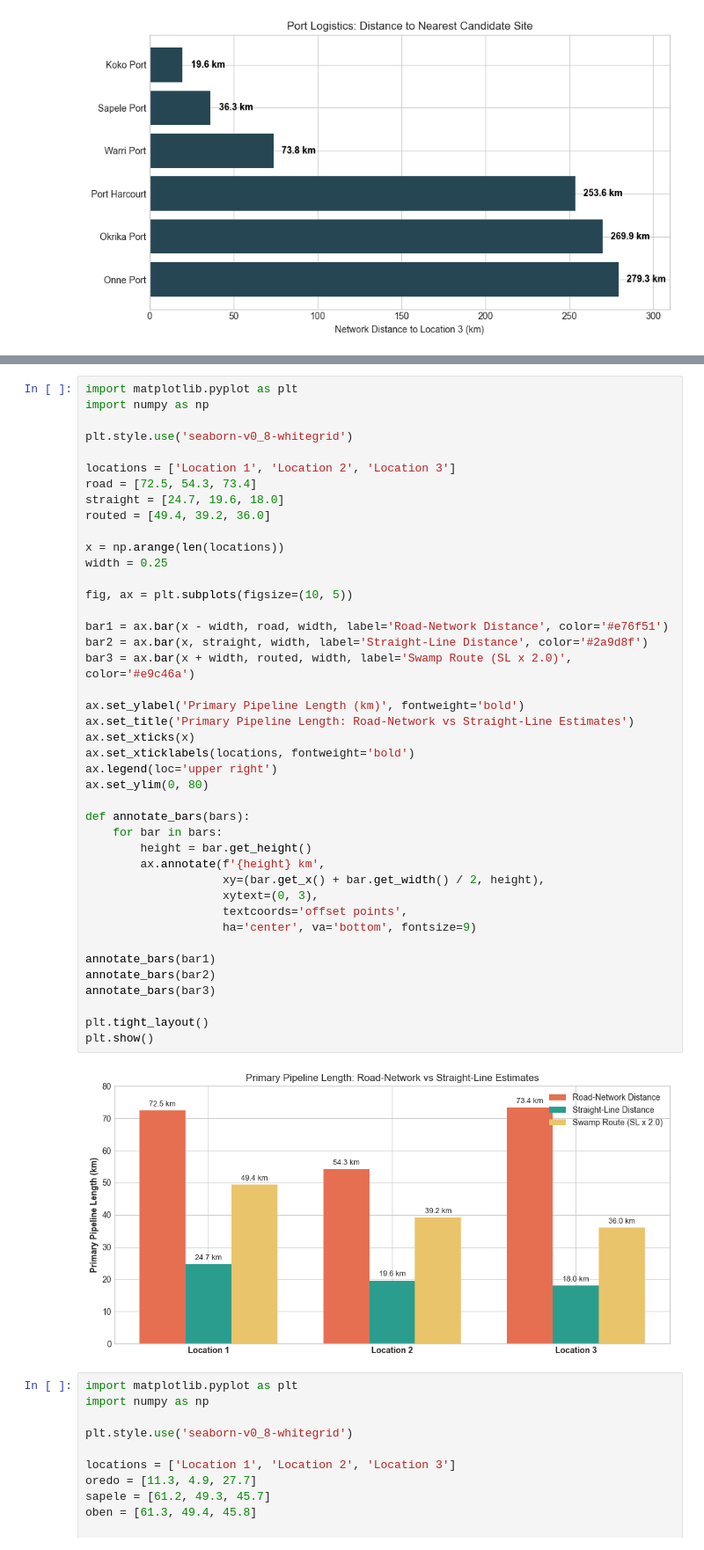
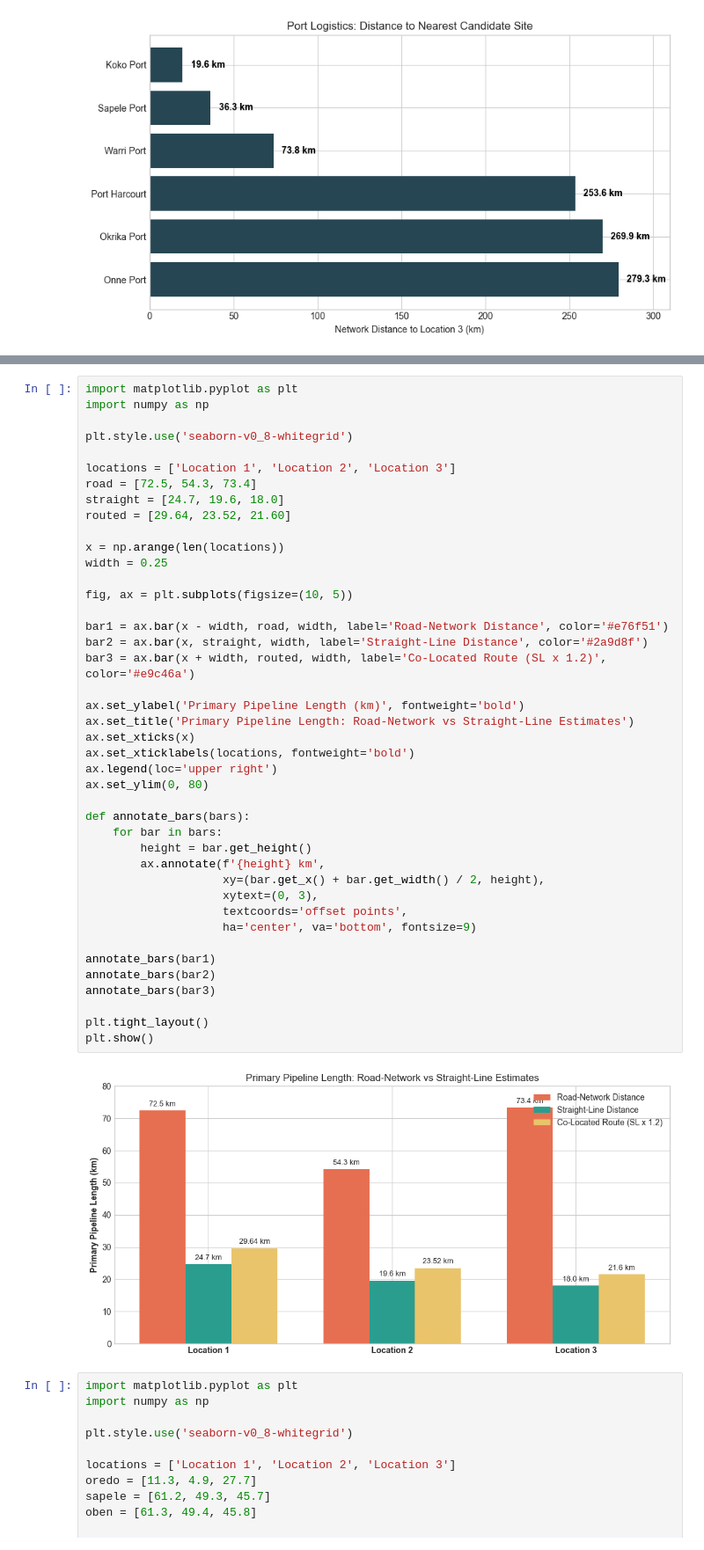
Before and after one commit to Husayn01/SPE-Africa-Energython-2026, a Jupyter notebook: notebooks/05_Supply_Chain_Logistics_and_Infrastructure.ipynb, the cells around one changed output, grey strips where cells are left out. Shown at 88% size. Saved outputs shown, nothing was run; the diff lists cells and outputs as text.

```diff
--- a/notebooks/05_Supply_Chain_Logistics_and_Infrastructure.ipynb
+++ b/notebooks/05_Supply_Chain_Logistics_and_Infrastructure.ipynb
@@ -149,41 +150,41 @@ plt.style.use('seaborn-v0_8-whitegrid')
 locations = ['Location 1', 'Location 2', 'Location 3']
 road = [72.5, 54.3, 73.4]
 straight = [24.7, 19.6, 18.0]
-routed = [49.4, 39.2, 36.0]
+routed = [29.64, 23.52, 21.60]
 
 x = np.arange(len(locations))
 width = 0.25
 
 fig, ax = plt.subplots(figsize=(10, 5))
 
 bar1 = ax.bar(x - width, road, width, label='Road-Network Distance', color='#e76f51')
 bar2 = ax.bar(x, straight, width, label='Straight-Line Distance', color='#2a9d8f')
-bar3 = ax.bar(x + width, routed, width, label='Swamp Route (SL x 2.0)', color='#e9c46a')
+bar3 = ax.bar(x + width, routed, width, label='Co-Located Route (SL x 1.2)', color='#e9c46a')
 
 ax.set_ylabel('Primary Pipeline Length (km)', fontweight='bold')
 ax.set_title('Primary Pipeline Length: Road-Network vs Straight-Line Estimates')
 ax.set_xticks(x)
 ax.set_xticklabels(locations, fontweight='bold')
 ax.legend(loc='upper right')
 ax.set_ylim(0, 80)
 
 def annotate_bars(bars):
     for bar in bars:
         height = bar.get_height()
         ax.annotate(f'{height} km',
                     xy=(bar.get_x() + bar.get_width() / 2, height),
                     xytext=(0, 3),
                     textcoords='offset points',
                     ha='center', va='bottom', fontsize=9)
 
 annotate_bars(bar1)
 annotate_bars(bar2)
 annotate_bars(bar3)
 
 plt.tight_layout()
 plt.show()
 # %% [output]
-[figure, old version]
+[figure, new version]
 # %%
 import matplotlib.pyplot as plt
 import numpy as np
```
Also changed, not shown: parts of 2 cells of this notebook, 2 other files.
